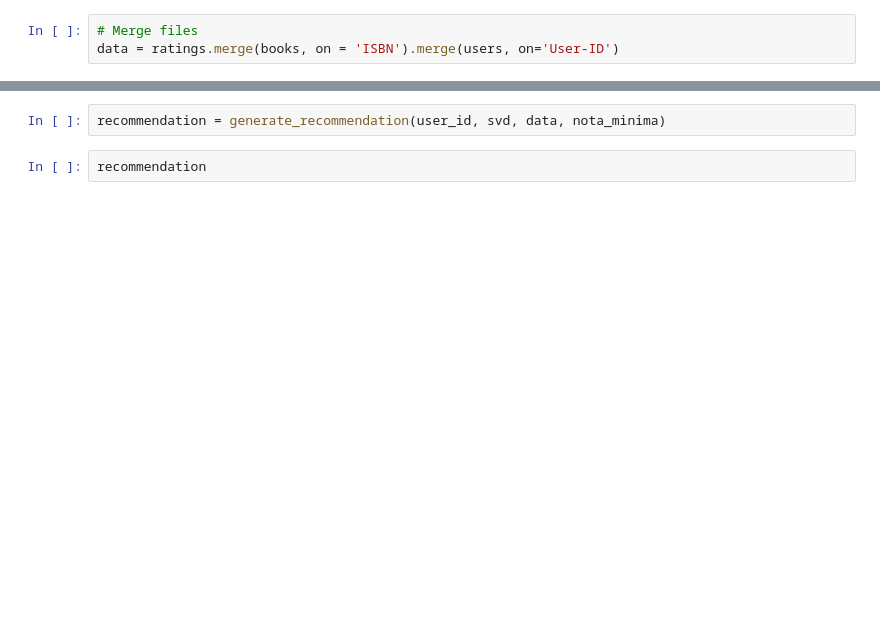
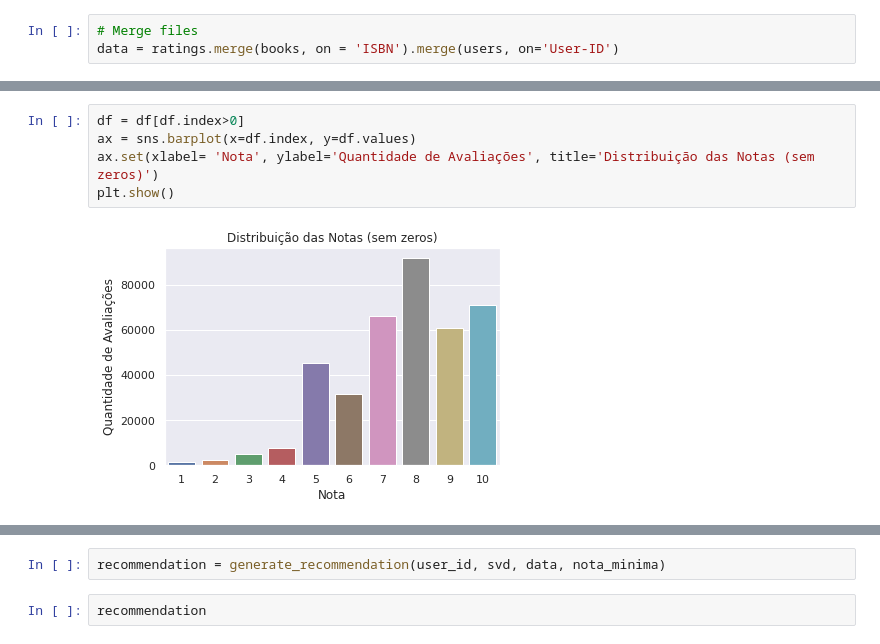
Before and after one commit to thaispatricio9/awari-bookstore, a Jupyter notebook: book_recommendation_system.ipynb, the cells around one changed output, grey strips where cells are left out. Cells and saved outputs as stored; diff of their text form; blank space fills up the shorter version.

```diff
--- a/book_recommendation_system.ipynb
+++ b/book_recommendation_system.ipynb
@@ -198,0 +191,7 @@ nota_minima = 8
+# %%
+df = df[df.index>0]
+ax = sns.barplot(x=df.index, y=df.values)
+ax.set(xlabel= 'Nota', ylabel='Quantidade de Avaliações', title='Distribuição das Notas (sem zeros)')
+plt.show()
+# %% [output]
+[figure, added]
```
Also changed, not shown: parts of 61 cells of this notebook.
